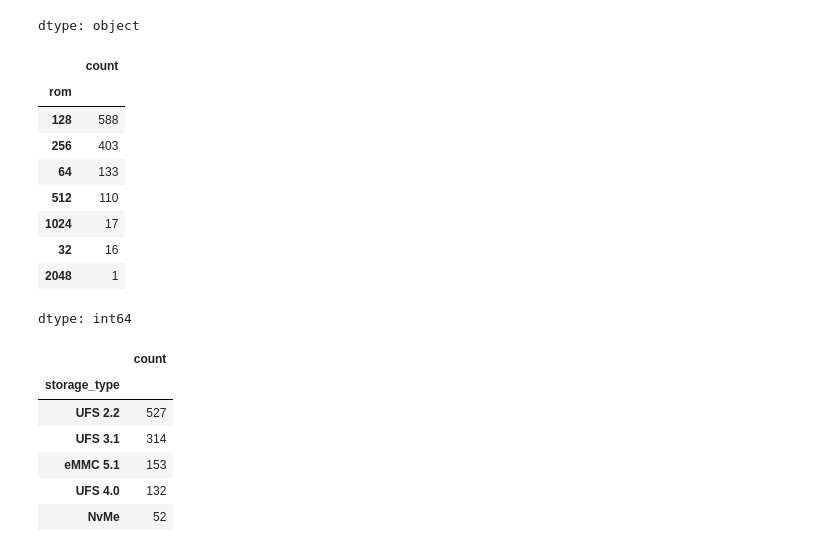
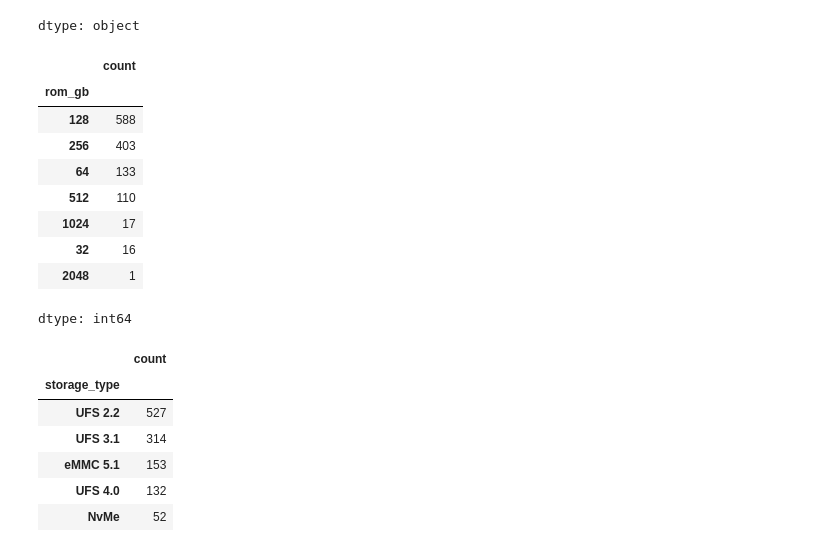
Before and after one commit to rajeshxdatascience/smartphone-recommender-system, a Jupyter notebook: SpecLens_AI_Data_Engineering.ipynb, the cells around one changed output. Cells and saved outputs as stored; diff of their text form; code cells hidden in the pictures.

```diff
--- a/SpecLens_AI_Data_Engineering.ipynb
+++ b/SpecLens_AI_Data_Engineering.ipynb
@@ -4744,16 +4744,16 @@ df['storage'].sample(30)
 | 541 | 128GB, UFS 2.2 |
 dtype: object
 # %%
-df['rom'] = df['storage'].str.split(',').str.get(0).str.replace('GB','')
+df['rom_gb'] = df['storage'].str.split(',').str.get(0).str.replace('GB','')
 # %%
-df['rom'] = df['rom'].str.replace('1TB','1024')
-df['rom'] = df['rom'].str.replace('2TB','2048')
-df['rom'] = df['rom'].astype(int)
+df['rom_gb'] = df['rom_gb'].str.replace('1TB','1024')
+df['rom_gb'] = df['rom_gb'].str.replace('2TB','2048')
+df['rom_gb'] = df['rom_gb'].astype(int)
 # %%
-df['rom'].value_counts(dropna=False)
+df['rom_gb'].value_counts(dropna=False)
 # %% [output]
 |  | count |
-| rom |  |
+| rom_gb |  |
 | 128 | 588 |
 | 256 | 403 |
 | 64 | 133 |
```
Also changed, not shown: parts of 5 cells of this notebook.
